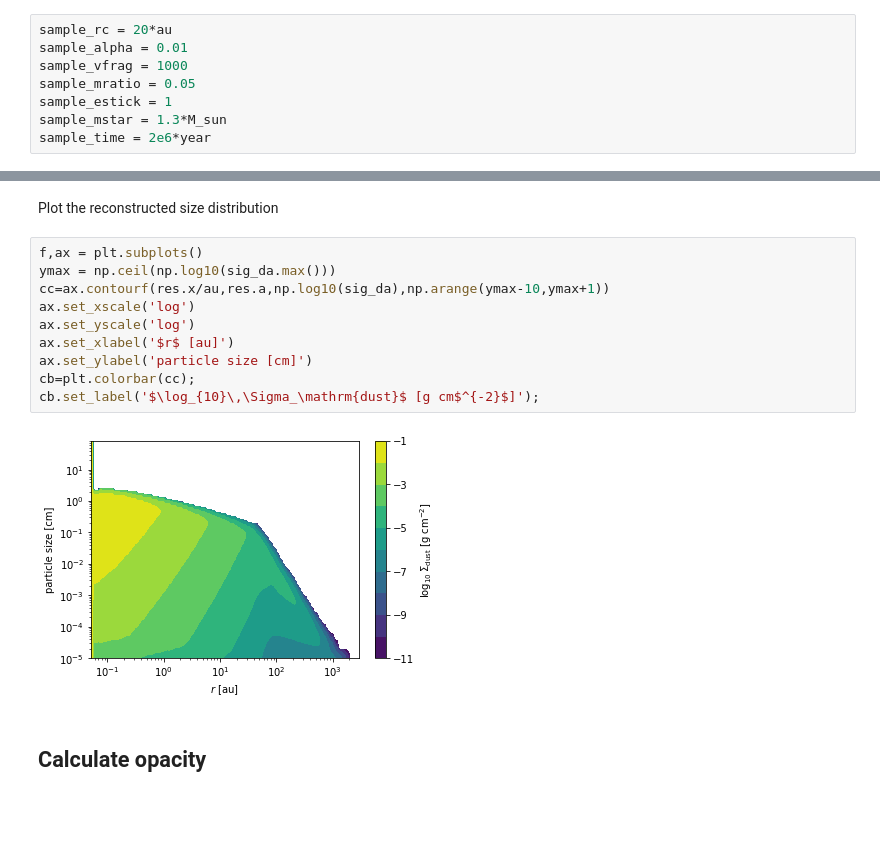
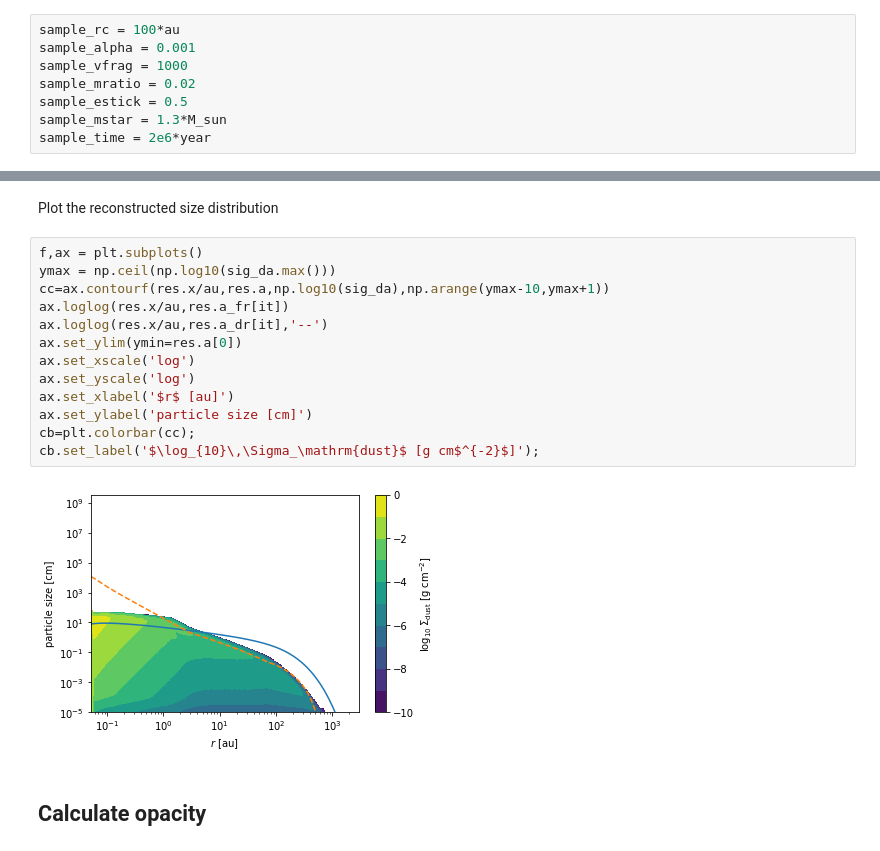
Before and after one commit to birnstiel/dpopsynth_results, a Jupyter notebook: get_results.ipynb, the cells around one changed output, grey strips where cells are left out. Cells and saved outputs as stored; diff of their text form; blank space fills up the shorter version.

```diff
--- a/get_results.ipynb
+++ b/get_results.ipynb
@@ -82,11 +82,11 @@ rc     = 20, 40, 100, 200, 300 [au]
 # %% [markdown]
 `RESULTS` is a long un-ordered list of simulation results objects, so you need to find the one you want yourself. Specify the desired parameters here:
 # %%
-sample_rc = 20*au
-sample_alpha = 0.01
+sample_rc = 100*au
+sample_alpha = 0.001
 sample_vfrag = 1000
-sample_mratio = 0.05
-sample_estick = 1
+sample_mratio = 0.02
+sample_estick = 0.5
 sample_mstar = 1.3*M_sun
 sample_time = 2e6*year
 # %% [markdown]
@@ -180,15 +180,18 @@ Plot the reconstructed size distribution
 # %%
 f,ax = plt.subplots()
 ymax = np.ceil(np.log10(sig_da.max()))
 cc=ax.contourf(res.x/au,res.a,np.log10(sig_da),np.arange(ymax-10,ymax+1))
+ax.loglog(res.x/au,res.a_fr[it])
+ax.loglog(res.x/au,res.a_dr[it],'--')
+ax.set_ylim(ymin=res.a[0])
 ax.set_xscale('log')
 ax.set_yscale('log')
 ax.set_xlabel('$r$ [au]')
 ax.set_ylabel('particle size [cm]')
 cb=plt.colorbar(cc);
 cb.set_label('$\log_{10}\,\Sigma_\mathrm{dust}$ [g cm$^{-2}$]');
 # %% [output]
-[figure, old version]
+[figure, new version]
 # %% [markdown]
 ## Calculate opacity
 # %% [markdown]
```
Also changed, not shown: parts of 9 cells of this notebook, 2 other files.
